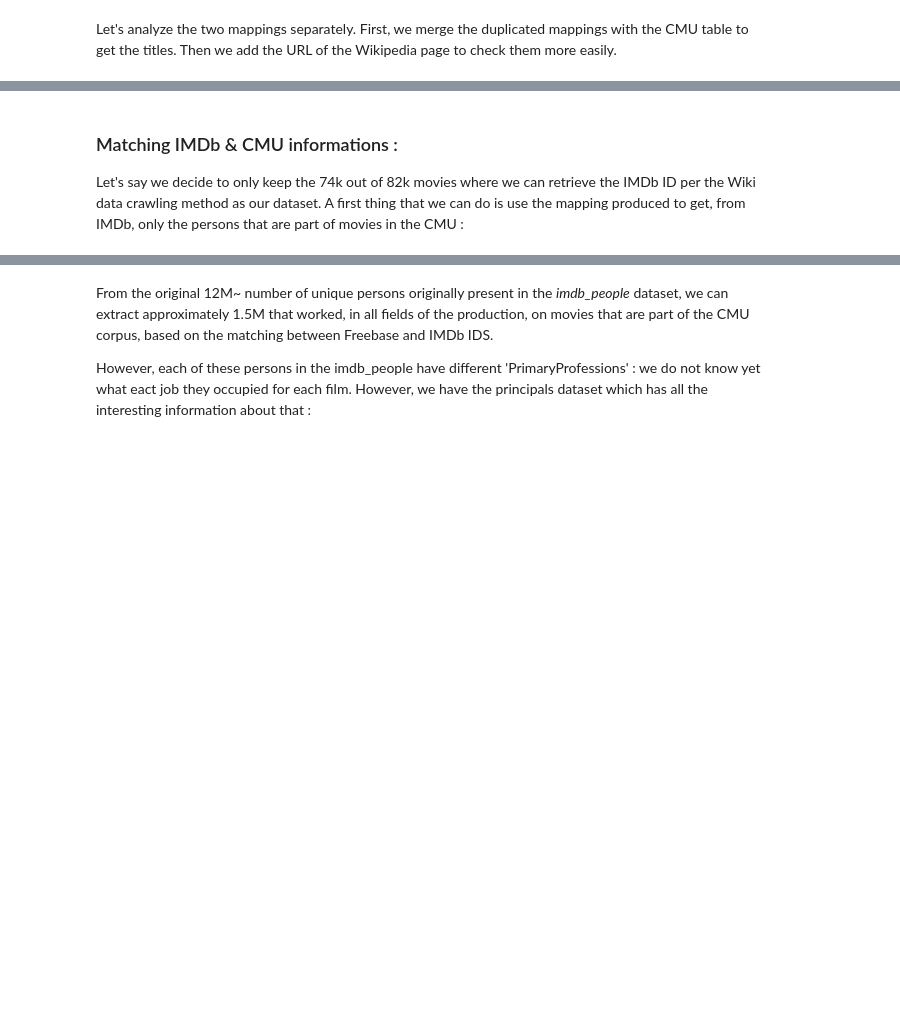
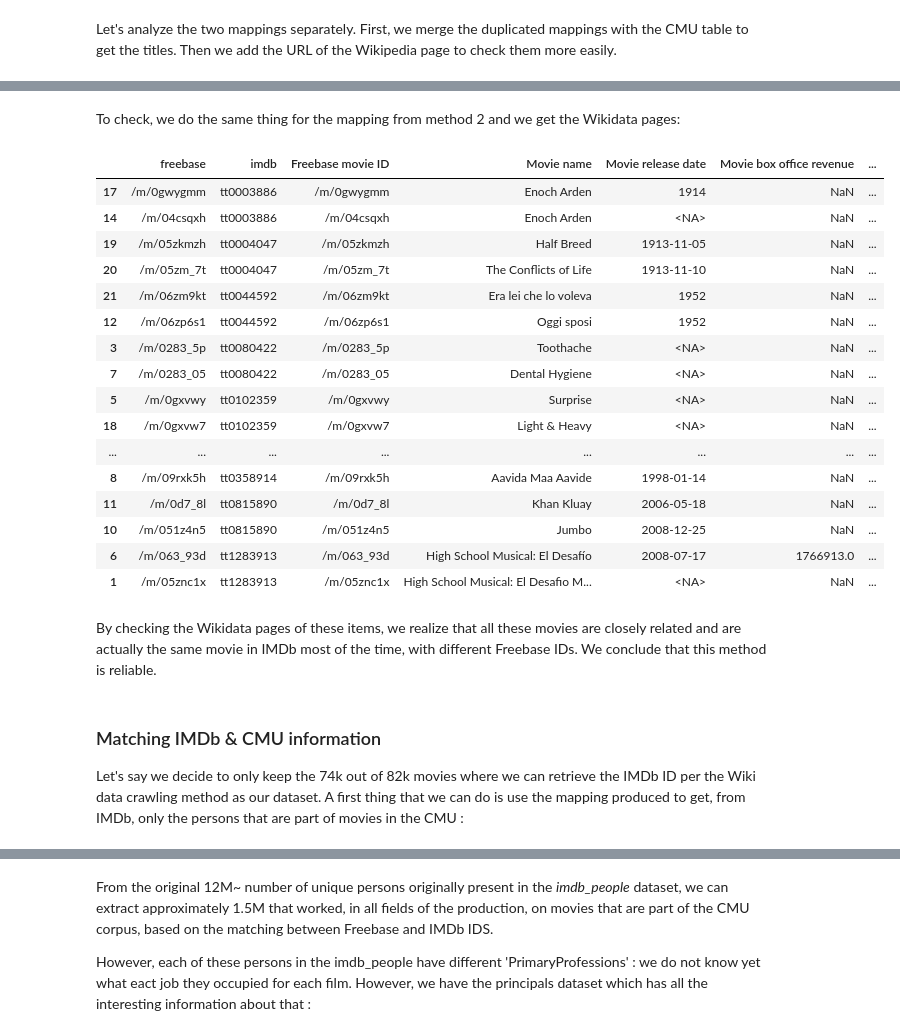
Before and after one commit to epfl-ada/ada-2023-project-crunchychicken, a Jupyter notebook: final_first_draft.ipynb, the cells around one changed output, grey strips where cells are left out. Cells and saved outputs as stored; diff of their text form; code cells hidden in the pictures; blank space fills up the shorter version.

```diff
--- a/final_first_draft.ipynb
+++ b/final_first_draft.ipynb
@@ -1057,5 +1188,47 @@ Let's analyze the two mappings separately. First, we merge the duplicated mappin
+# %% [markdown]
+To check, we do the same thing for the mapping from method 2 and we get the Wikidata pages:
+# %%
+Q = """
+SELECT ?item WHERE {
+  ?item wdt:P646 '%s' .
+}
+"""
+URL = 'https://query.wikidata.org/sparql'
+
+def get_wikidata_items(freebaseid):
+    items = [
+        b['item']['value']
+        for b in requests.get(URL, params = {'format': 'json', 'query': Q % freebaseid}).json()['results']['bindings']
+    ]
+    sleep(5)
+    return items
+
+
+duplicates_02 = pd.merge(left=duplicates_02, right=cmu_movies.drop('Wikipedia movie ID', axis=1), left_on='freebase', right_on = 'Freebase movie ID', how='left').sort_values(by='imdb')
+duplicates_02['url'] = duplicates_02.freebase.apply(get_wikidata_items)
+display(duplicates_02, display_id=False)
+# %% [output]
+|  | freebase | imdb | Freebase movie ID | Movie name | Movie release date | Movie box office revenue | ... |
+| 17 | /m/0gwygmm | tt0003886 | /m/0gwygmm | Enoch Arden | 1914 | NaN | ... |
+| 14 | /m/04csqxh | tt0003886 | /m/04csqxh | Enoch Arden | <NA> | NaN | ... |
+| 19 | /m/05zkmzh | tt0004047 | /m/05zkmzh | Half Breed | 1913-11-05 | NaN | ... |
+| 20 | /m/05zm_7t | tt0004047 | /m/05zm_7t | The Conflicts of Life | 1913-11-10 | NaN | ... |
+| 21 | /m/06zm9kt | tt0044592 | /m/06zm9kt | Era lei che lo voleva | 1952 | NaN | ... |
+| 12 | /m/06zp6s1 | tt0044592 | /m/06zp6s1 | Oggi sposi | 1952 | NaN | ... |
+| 3 | /m/0283_5p | tt0080422 | /m/0283_5p | Toothache | <NA> | NaN | ... |
+| 7 | /m/0283_05 | tt0080422 | /m/0283_05 | Dental Hygiene | <NA> | NaN | ... |
+| 5 | /m/0gxvwy | tt0102359 | /m/0gxvwy | Surprise | <NA> | NaN | ... |
+| 18 | /m/0gxvw7 | tt0102359 | /m/0gxvw7 | Light & Heavy | <NA> | NaN | ... |
+| ... | ... | ... | ... | ... | ... | ... | ... |
+| 8 | /m/09rxk5h | tt0358914 | /m/09rxk5h | Aavida Maa Aavide | 1998-01-14 | NaN | ... |
+| 11 | /m/0d7_8l | tt0815890 | /m/0d7_8l | Khan Kluay | 2006-05-18 | NaN | ... |
+| 10 | /m/051z4n5 | tt0815890 | /m/051z4n5 | Jumbo | 2008-12-25 | NaN | ... |
+| 6 | /m/063_93d | tt1283913 | /m/063_93d | High School Musical: El Desafío | 2008-07-17 | 1766913.0 | ... |
+| 1 | /m/05znc1x | tt1283913 | /m/05znc1x | High School Musical: El Desafio M... | <NA> | NaN | ... |
+# %% [markdown]
+By checking the Wikidata pages of these items, we realize that all these movies are closely related and are actually the same movie in IMDb most of the time, with different Freebase IDs. We conclude that this method is reliable.
 # %% [markdown]
-### Matching IMDb & CMU informations :
+### Matching IMDb & CMU information<a class="anchor" id="3.2"></a>
 
 
 Let's say we decide to only keep the 74k out of 82k movies where we can retrieve the IMDb ID per the Wiki data crawling method as our dataset. A first thing that we can do is use the mapping produced to get, from IMDb, only the persons that are part of movies in the CMU :
```
Also changed, not shown: parts of 79 cells of this notebook.
